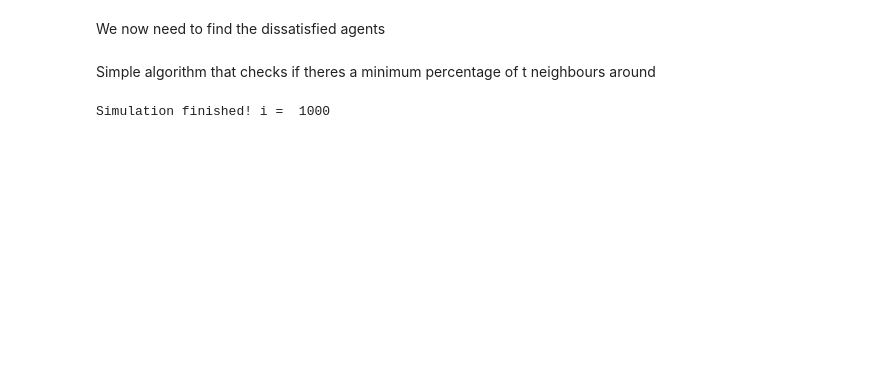
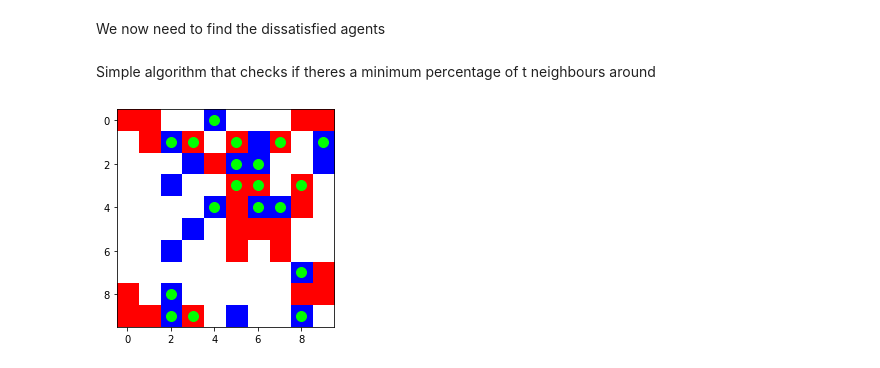
Before and after one commit to AthomsG/Schelling_Model_Central_Tolerance, a Jupyter notebook: LABS/Projeto/Schelling Model for Segregation.ipynb, the cells around one changed output. Drawn from its saved outputs; the diff is of its cells as text; code cells hidden in the pictures; blank space fills up the shorter version.

```diff
--- a/LABS/Projeto/Schelling Model for Segregation.ipynb
+++ b/LABS/Projeto/Schelling Model for Segregation.ipynb
@@ -116,28 +137,28 @@ def get_dissatisfied(matrix, algo):
 # %% [markdown]
 Simple algorithm that checks if theres a minimum percentage of t neighbours around
 # %%
-# returns 1 if not satisfied (must be moved) and 0 if it is satisfied (will stay still)
-def is_not_satisfied(coord, matrix):
+def dis_algo(coord, matrix):
     agent_val = matrix[coord[0]][coord[1]]
-    n_agents  = check_neighbours(coord, matrix)
+    if (agent_val):
+        n_agents  = check_neighbours(coord, matrix)
 
-    n_1 = 0
-    n0  = 0
-    n1  = 0
+        n_1 = 0
+        n0  = 0
+        n1  = 0
 
-    for agent in n_agents:
-        if agent == -1:
-            n_1 += 1
-        if agent == 0:
-            n0  += 1
-        if agent == 1:
-            n1  += 1
+        for agent in n_agents:
+            if agent == -1:
+                n_1 += 1
+            if agent == 0:
+                n0  += 1
+            if agent == 1:
+                n1  += 1
 
-    if (n_1 + n1) == 0:
+        if (n_1 + n1) == 0:
+            return 0
+
+        val_sum = {-1:n_1, 0:n0, 1:n1}
+
+        if val_sum[agent_val]/(n_1 + n1) < t:
+            return 1
         return 0
-
-    val_sum = {-1:n_1, 0:n0, 1:n1}
-
-    if val_sum[agent_val]/(n_1 + n1) < t:
-        return 1
-    return 0
@@ -202,4 +165,4 @@ vals = [round(rd.uniform(-0.5, 3.5), 0) for i in range(100)]
-# %%
-iterations = run_simulation(matrix, 100)
-# %% [output]
-Simulation finished! i =  1000
+# %%
+print_matrix(matrix, get_dissatisfied(matrix, dis_algo))
+# %% [output]
+[figure, added]
```
Also changed, not shown: parts of 16 cells of this notebook.
